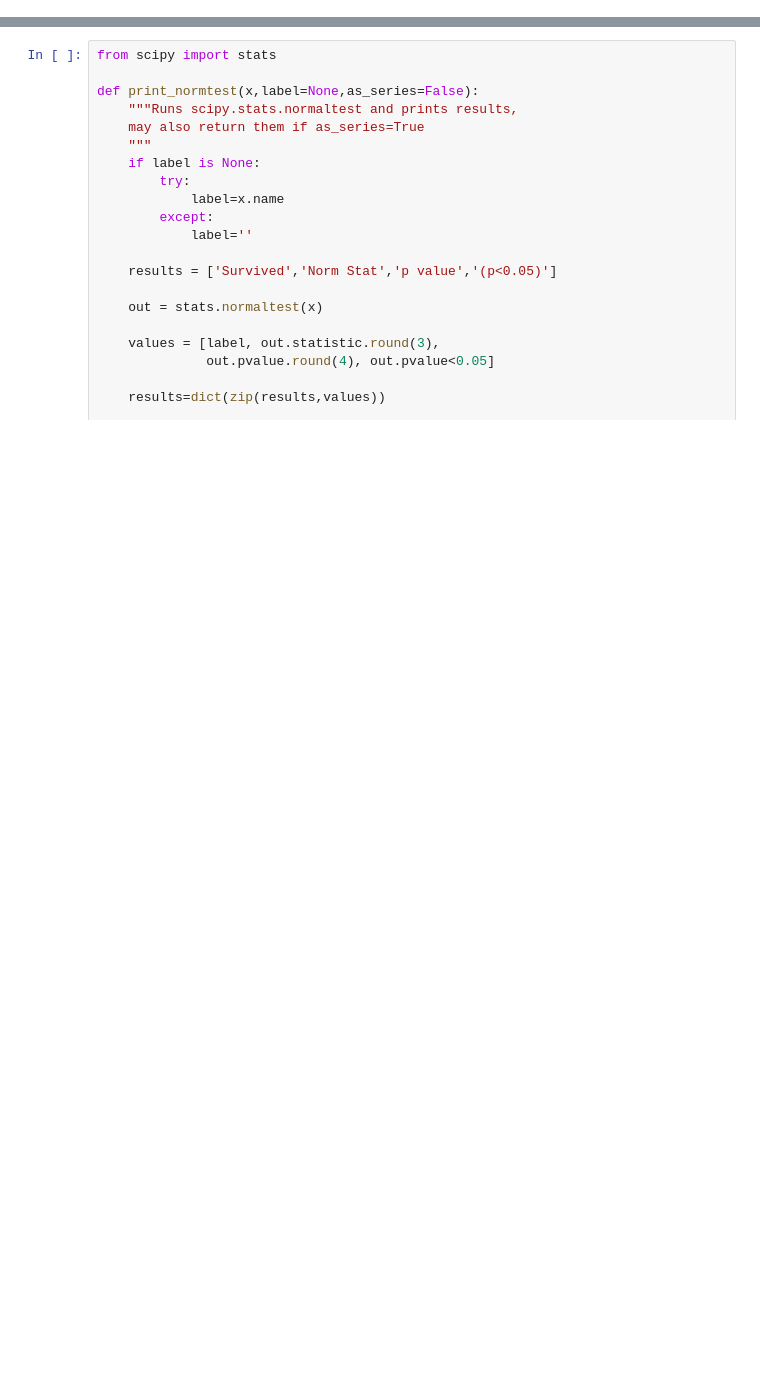
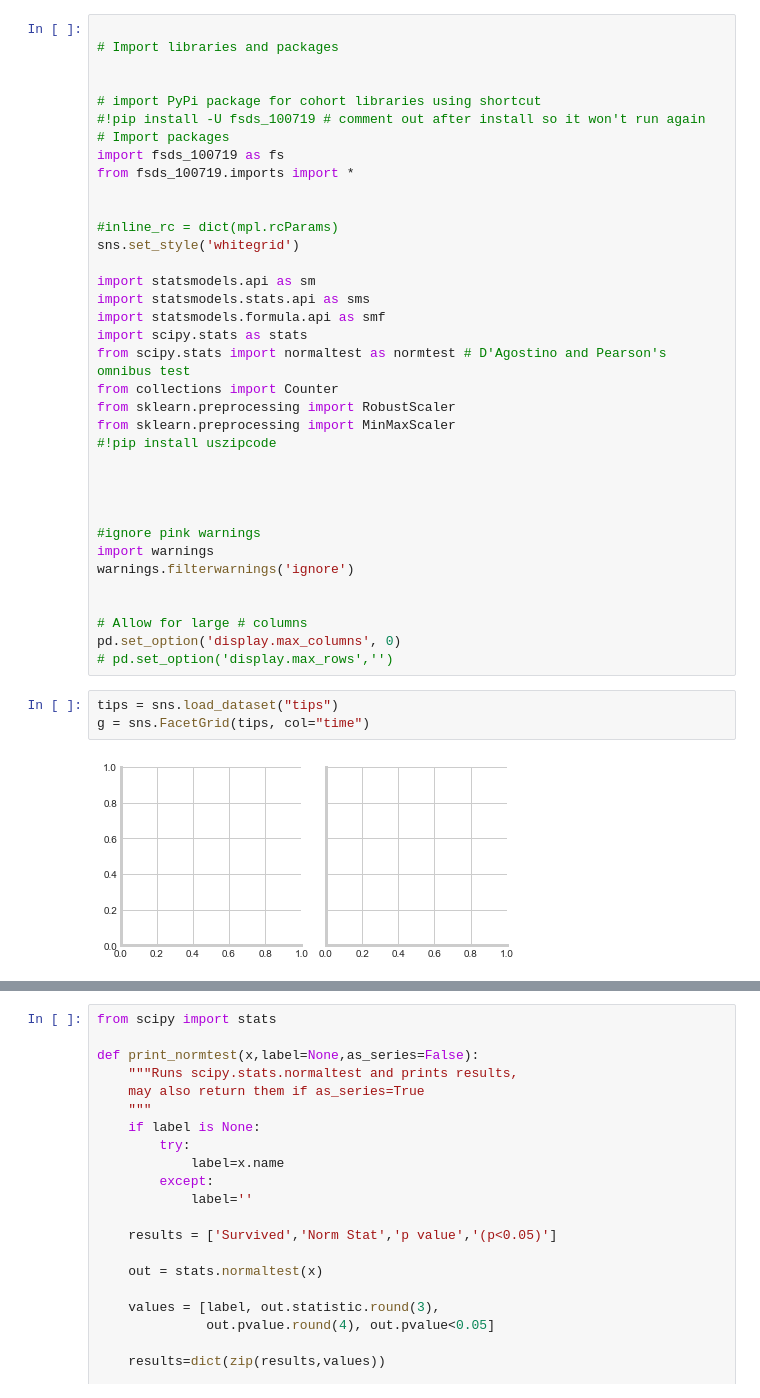
Before and after one commit to alphasentaurii/northwind-sql-database-project, a Jupyter notebook: notes.ipynb, the cells around one changed output, grey strips where cells are left out. Drawn from its saved outputs; the diff is of its cells as text; blank space fills up the shorter version.

```diff
--- a/notes.ipynb
+++ b/notes.ipynb
@@ -120,0 +1,41 @@ for k,v in countries.items():
+# %%
+
+# Import libraries and packages
+
+
+# import PyPi package for cohort libraries using shortcut
+#!pip install -U fsds_100719 # comment out after install so it won't run again
+# Import packages
+import fsds_100719 as fs
+from fsds_100719.imports import *
+
+
+#inline_rc = dict(mpl.rcParams)
+sns.set_style('whitegrid')
+
+import statsmodels.api as sm
+import statsmodels.stats.api as sms
+import statsmodels.formula.api as smf
+import scipy.stats as stats
+from scipy.stats import normaltest as normtest # D'Agostino and Pearson's omnibus test
+from collections import Counter
+from sklearn.preprocessing import RobustScaler
+from sklearn.preprocessing import MinMaxScaler
+#!pip install uszipcode
+
+
+
+
+#ignore pink warnings
+import warnings
+warnings.filterwarnings('ignore')
+
+
+# Allow for large # columns
+pd.set_option('display.max_columns', 0)
+# pd.set_option('display.max_rows','')
+# %%
+tips = sns.load_dataset("tips")
+g = sns.FacetGrid(tips, col="time")
+# %% [output]
+[figure, added]
```
Also changed, not shown: parts of 26 cells of this notebook, 2 other files.
